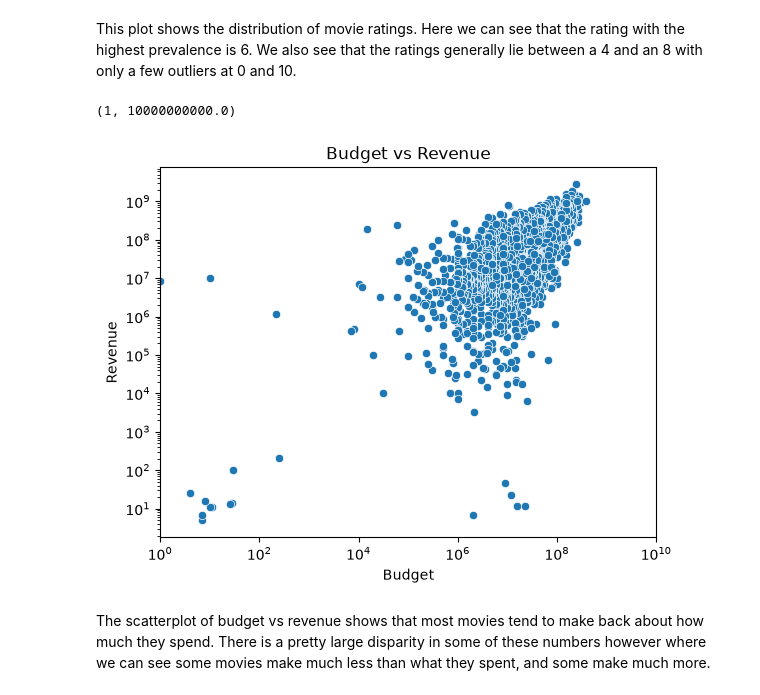
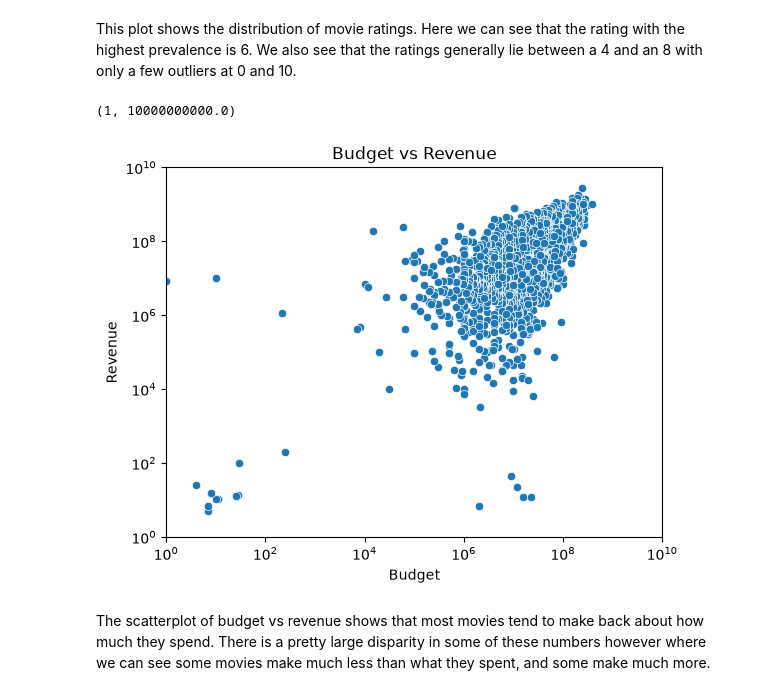
Before and after one commit to knicolosi313/CineML, a Jupyter notebook: stage_1.ipynb, the cells around one changed output. Cells and saved outputs as stored; diff of their text form; code cells hidden in the pictures.

Commit message:
added ylim to scatterplot

```diff
--- a/stage_1.ipynb
+++ b/stage_1.ipynb
@@ -204,15 +204,16 @@ This plot shows the distribution of movie ratings. Here we can see that the rati
 # %%
 # Scatterplot of budget vs revenue
 sns.scatterplot(data=merged_df, x='budget', y='revenue')
 plt.title('Budget vs Revenue')
 plt.xlabel('Budget')
 plt.ylabel('Revenue')
 plt.xscale('log')
 plt.yscale('log')
 plt.xlim(1,1e10)
+plt.ylim(1,1e10)
 # %% [output]
 (1, 10000000000.0)
-[figure, old version]
+[figure, new version]
 # %% [markdown]
 The scatterplot of budget vs revenue shows that most movies tend to make back about how much they spend. There is a pretty large disparity in some of these numbers however where we can see some movies make much less than what they spent, and some make much more.
 # %%
```
